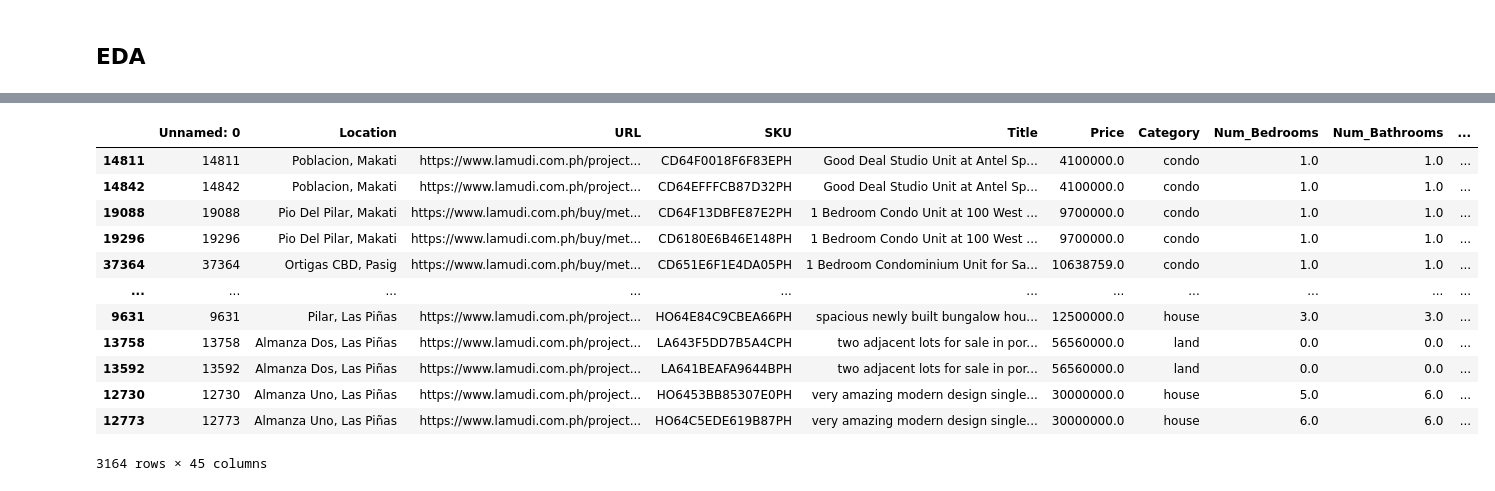
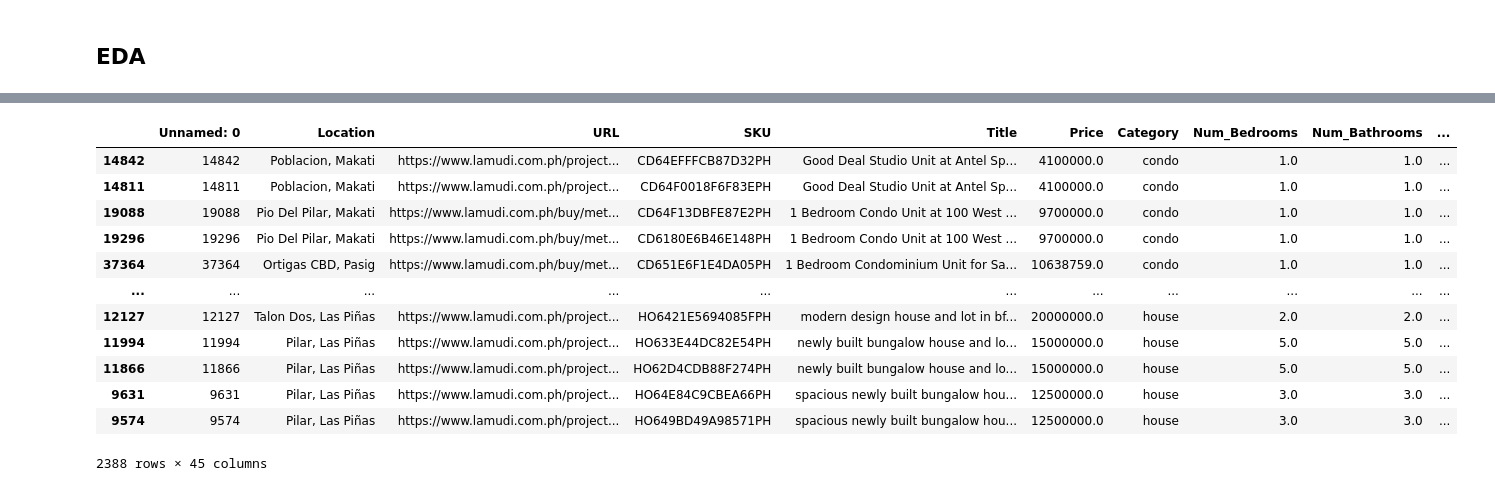
Before and after one commit to yumoldianne/lvc-lrt1, a Jupyter notebook: 02 EDA.ipynb, the cells around one changed output, grey strips where cells are left out. Saved outputs shown, nothing was run; the diff lists cells and outputs as text; code cells hidden in the pictures.

Commit message:
Graphs & Outlier Removal (?)

```diff
--- a/02 EDA.ipynb
+++ b/02 EDA.ipynb
@@ -14,0 +74,20 @@ dtype: int64
+# %%
+def remove_outliers_iqr(df, features, multiplier=1.5):
+    df_filtered = df.copy()
+    outlier_mask = np.zeros(len(df_filtered), dtype=bool)
+
+    for feature in features:
+        Q1 = df_filtered[feature].quantile(0.25)
+        Q3 = df_filtered[feature].quantile(0.75)
+        IQR = Q3 - Q1
+        lower_bound = Q1 - multiplier * IQR
+        upper_bound = Q3 + multiplier * IQR
+        outlier_mask = outlier_mask | ((df_filtered[feature] < lower_bound) | (df_filtered[feature] > upper_bound))
+
+    df_filtered = df_filtered[~outlier_mask]
+    return df_filtered
+
+df_cleaned = remove_outliers_iqr(merged_df, value_cols)
+print(len(df_cleaned))
+print(df_cleaned.value_counts("Category"))
+create_boxplots_by_property_type(df_cleaned, value_cols, "Category")
@@ -15,19 +107,20 @@ dtype: int64
 # %%
-merged_df[(merged_df[["Title", "Price", "Category"]].duplicated(keep=False)) & (~merged_df["Title"].isna())].sort_values("Title")
+df = df_cleaned
+df[(df[["Title", "Price", "Category"]].duplicated(keep=False)) & (~df["Title"].isna())].sort_values("Title")
 # %% [output]
 |  | Unnamed: 0 | Location | URL | SKU | Title | Price | Category | Num_Bedrooms | Num_Bathrooms | ... |
+| 14842 | 14842 | Poblacion, Makati | https://www.lamudi.com.ph/project... | CD64EFFFCB87D32PH | Good Deal Studio Unit at Antel Sp... | 4100000.0 | condo | 1.0 | 1.0 | ... |
 | 14811 | 14811 | Poblacion, Makati | https://www.lamudi.com.ph/project... | CD64F0018F6F83EPH | Good Deal Studio Unit at Antel Sp... | 4100000.0 | condo | 1.0 | 1.0 | ... |
-| 14842 | 14842 | Poblacion, Makati | https://www.lamudi.com.ph/project... | CD64EFFFCB87D32PH | Good Deal Studio Unit at Antel Sp... | 4100000.0 | condo | 1.0 | 1.0 | ... |
 | 19088 | 19088 | Pio Del Pilar, Makati | https://www.lamudi.com.ph/buy/met... | CD64F13DBFE87E2PH | 1 Bedroom Condo Unit at 100 West ... | 9700000.0 | condo | 1.0 | 1.0 | ... |
 | 19296 | 19296 | Pio Del Pilar, Makati | https://www.lamudi.com.ph/buy/met... | CD6180E6B46E148PH | 1 Bedroom Condo Unit at 100 West ... | 9700000.0 | condo | 1.0 | 1.0 | ... |
 | 37364 | 37364 | Ortigas CBD, Pasig | https://www.lamudi.com.ph/buy/met... | CD651E6F1E4DA05PH | 1 Bedroom Condominium Unit for Sa... | 10638759.0 | condo | 1.0 | 1.0 | ... |
 | ... | ... | ... | ... | ... | ... | ... | ... | ... | ... | ... |
+| 12127 | 12127 | Talon Dos, Las Piñas | https://www.lamudi.com.ph/project... | HO6421E5694085FPH | modern design house and lot in bf... | 20000000.0 | house | 2.0 | 2.0 | ... |
+| 11994 | 11994 | Pilar, Las Piñas | https://www.lamudi.com.ph/project... | HO633E44DC82E54PH | newly built bungalow house and lo... | 15000000.0 | house | 5.0 | 5.0 | ... |
+| 11866 | 11866 | Pilar, Las Piñas | https://www.lamudi.com.ph/project... | HO62D4CDB88F274PH | newly built bungalow house and lo... | 15000000.0 | house | 5.0 | 5.0 | ... |
 | 9631 | 9631 | Pilar, Las Piñas | https://www.lamudi.com.ph/project... | HO64E84C9CBEA66PH | spacious newly built bungalow hou... | 12500000.0 | house | 3.0 | 3.0 | ... |
-| 13758 | 13758 | Almanza Dos, Las Piñas | https://www.lamudi.com.ph/project... | LA643F5DD7B5A4CPH | two adjacent lots for sale in por... | 56560000.0 | land | 0.0 | 0.0 | ... |
-| 13592 | 13592 | Almanza Dos, Las Piñas | https://www.lamudi.com.ph/project... | LA641BEAFA9644BPH | two adjacent lots for sale in por... | 56560000.0 | land | 0.0 | 0.0 | ... |
-| 12730 | 12730 | Almanza Uno, Las Piñas | https://www.lamudi.com.ph/project... | HO6453BB85307E0PH | very amazing modern design single... | 30000000.0 | house | 5.0 | 6.0 | ... |
-| 12773 | 12773 | Almanza Uno, Las Piñas | https://www.lamudi.com.ph/project... | HO64C5EDE619B87PH | very amazing modern design single... | 30000000.0 | house | 6.0 | 6.0 | ... |
+| 9574 | 9574 | Pilar, Las Piñas | https://www.lamudi.com.ph/project... | HO649BD49A98571PH | spacious newly built bungalow hou... | 12500000.0 | house | 3.0 | 3.0 | ... |
-3164 rows × 45 columns
+2388 rows × 45 columns
 # %%
 to_drop = merged_df[(merged_df[["Title", "Price", "Category"]].duplicated()) & (~merged_df["Title"].isna())].index
 merged_df_edited = merged_df.drop(index=to_drop)
```
Also changed, not shown: parts of 8 cells of this notebook, 8 other files.
